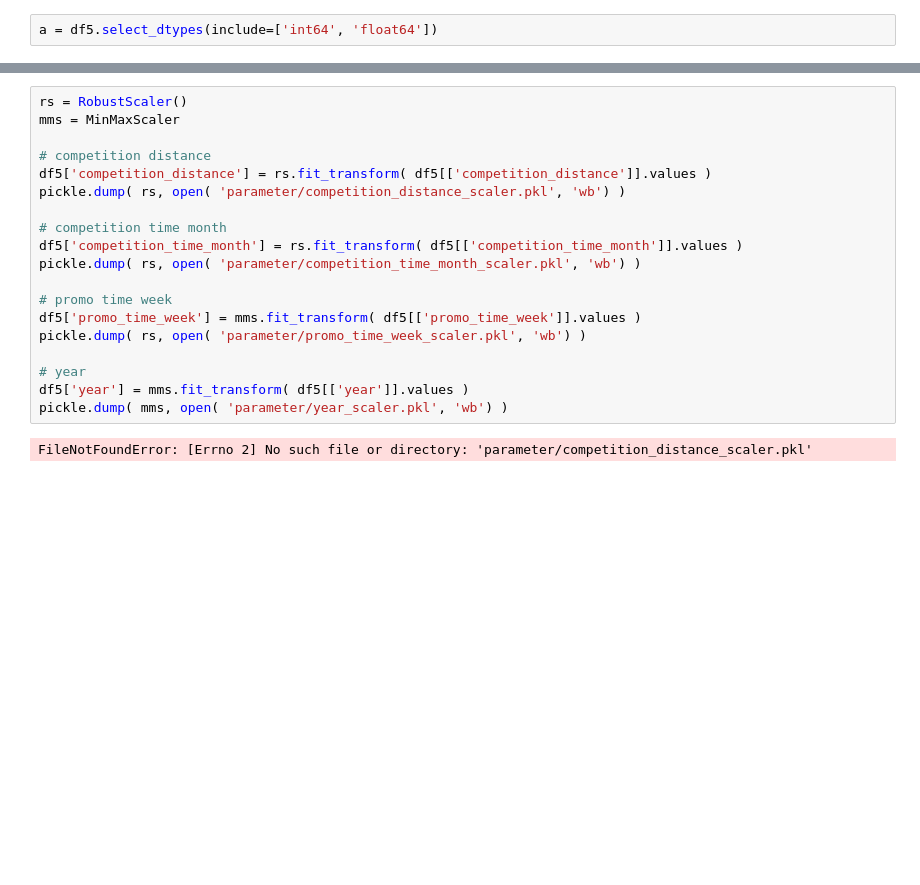
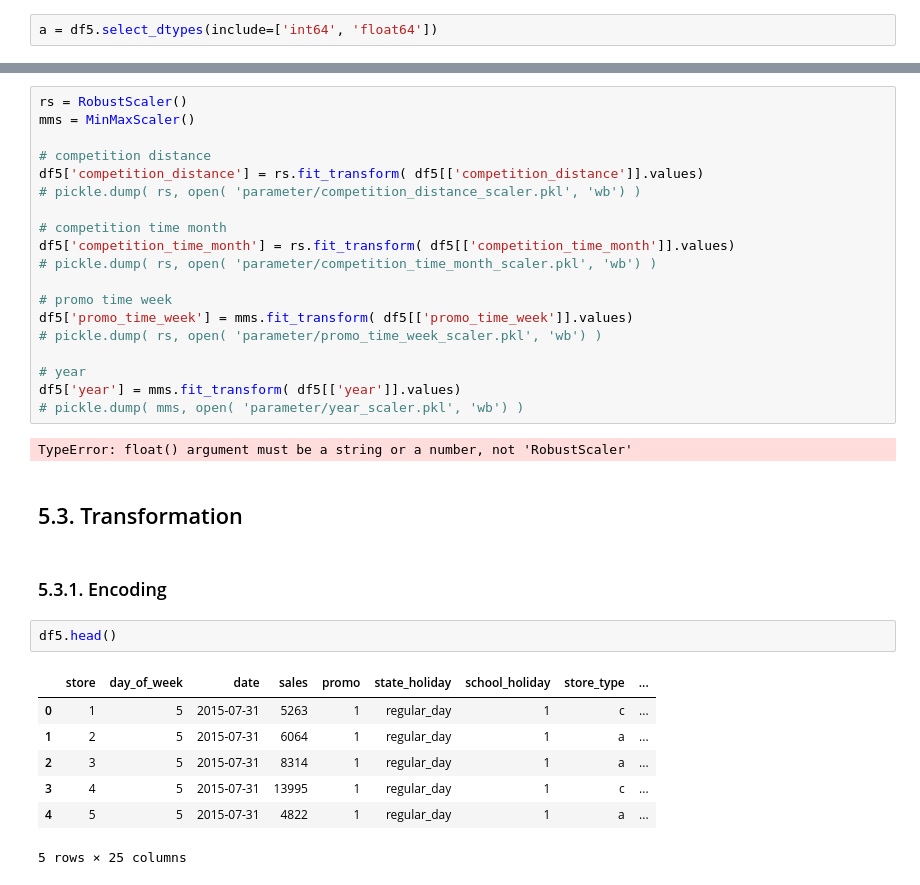
Before and after one commit to luizolijr/dsemproducao, a Jupyter notebook: m05_luiz.ipynb, the cells around one changed output, grey strips where cells are left out. Saved outputs shown, nothing was run; the diff lists cells and outputs as text; blank space fills up the shorter version.

Commit message:
added encoding

```diff
--- a/m05_luiz.ipynb
+++ b/m05_luiz.ipynb
@@ -746,21 +728,35 @@ a.head()
 # %%
 rs = RobustScaler()
-mms = MinMaxScaler
+mms = MinMaxScaler()
 
 # competition distance
-df5['competition_distance'] = rs.fit_transform( df5[['competition_distance']].values )
-pickle.dump( rs, open( 'parameter/competition_distance_scaler.pkl', 'wb') )
+df5['competition_distance'] = rs.fit_transform( df5[['competition_distance']].values)
+# pickle.dump( rs, open( 'parameter/competition_distance_scaler.pkl', 'wb') )
 
 # competition time month
-df5['competition_time_month'] = rs.fit_transform( df5[['competition_time_month']].values )
-pickle.dump( rs, open( 'parameter/competition_time_month_scaler.pkl', 'wb') )
+df5['competition_time_month'] = rs.fit_transform( df5[['competition_time_month']].values)
+# pickle.dump( rs, open( 'parameter/competition_time_month_scaler.pkl', 'wb') )
 
 # promo time week
-df5['promo_time_week'] = mms.fit_transform( df5[['promo_time_week']].values )
-pickle.dump( rs, open( 'parameter/promo_time_week_scaler.pkl', 'wb') )
+df5['promo_time_week'] = mms.fit_transform( df5[['promo_time_week']].values)
+# pickle.dump( rs, open( 'parameter/promo_time_week_scaler.pkl', 'wb') )
 
 # year
-df5['year'] = mms.fit_transform( df5[['year']].values )
-pickle.dump( mms, open( 'parameter/year_scaler.pkl', 'wb') )
+df5['year'] = mms.fit_transform( df5[['year']].values)
+# pickle.dump( mms, open( 'parameter/year_scaler.pkl', 'wb') )
 # %% [output]
-FileNotFoundError: [Errno 2] No such file or directory: 'parameter/competition_distance_scaler.pkl'
+TypeError: float() argument must be a string or a number, not 'RobustScaler'
+# %% [markdown]
+## 5.3. Transformation
+# %% [markdown]
+### 5.3.1. Encoding
+# %%
+df5.head()
+# %% [output]
+|  | store | day_of_week | date | sales | promo | state_holiday | school_holiday | store_type | ... |
+| 0 | 1 | 5 | 2015-07-31 | 5263 | 1 | regular_day | 1 | c | ... |
+| 1 | 2 | 5 | 2015-07-31 | 6064 | 1 | regular_day | 1 | a | ... |
+| 2 | 3 | 5 | 2015-07-31 | 8314 | 1 | regular_day | 1 | a | ... |
+| 3 | 4 | 5 | 2015-07-31 | 13995 | 1 | regular_day | 1 | c | ... |
+| 4 | 5 | 5 | 2015-07-31 | 4822 | 1 | regular_day | 1 | a | ... |
+5 rows × 25 columns
```
Also changed, not shown: parts of 9 cells of this notebook.
